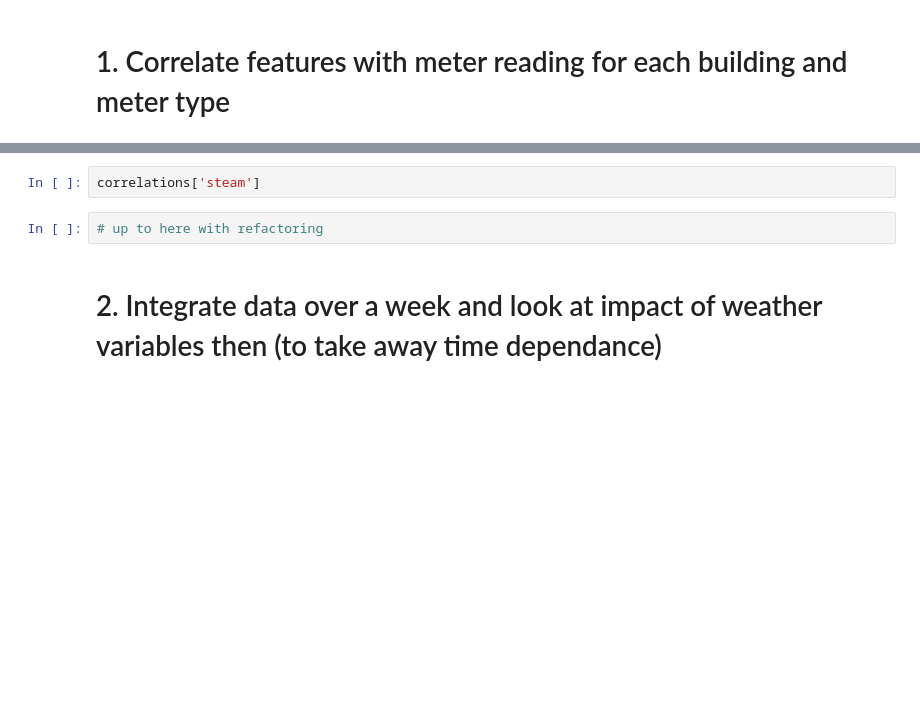
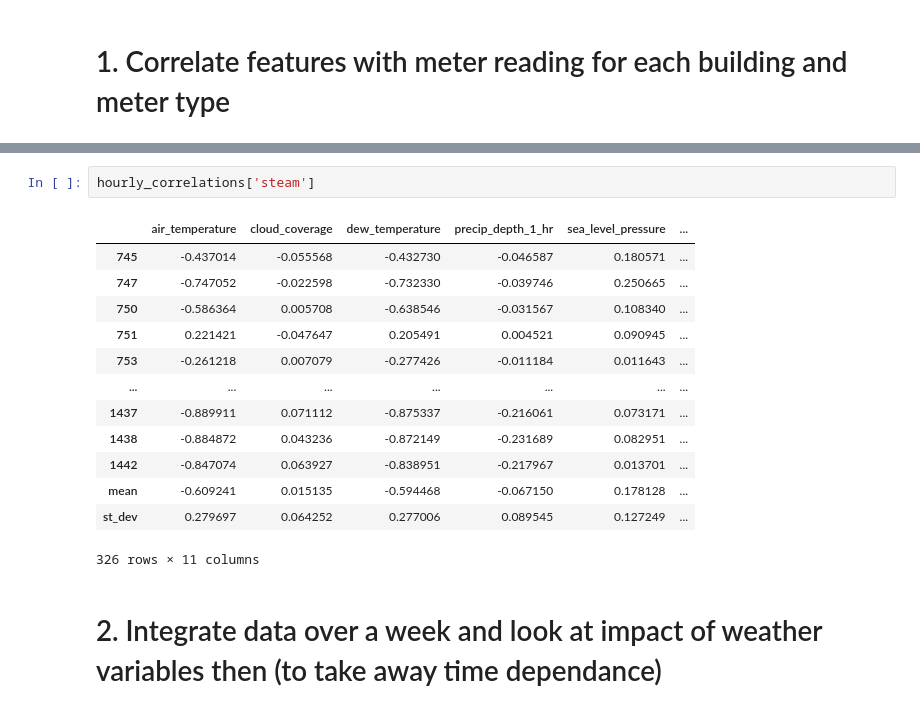
Before and after one commit to StephanieWillis/ASHRAE, a Jupyter notebook: ASHRAE_Kaggle_examine_correlations.ipynb, the cells around one changed output, grey strips where cells are left out. Cells and saved outputs as stored; diff of their text form; blank space fills up the shorter version.

```diff
--- a/ASHRAE_Kaggle_examine_correlations.ipynb
+++ b/ASHRAE_Kaggle_examine_correlations.ipynb
@@ -54,7 +64,19 @@ Meter type:  electricity
 # %%
-correlations['steam']
+hourly_correlations['steam']
+# %% [output]
+|  | air_temperature | cloud_coverage | dew_temperature | precip_depth_1_hr | sea_level_pressure | ... |
+| 745 | -0.437014 | -0.055568 | -0.432730 | -0.046587 | 0.180571 | ... |
+| 747 | -0.747052 | -0.022598 | -0.732330 | -0.039746 | 0.250665 | ... |
+| 750 | -0.586364 | 0.005708 | -0.638546 | -0.031567 | 0.108340 | ... |
+| 751 | 0.221421 | -0.047647 | 0.205491 | 0.004521 | 0.090945 | ... |
+| 753 | -0.261218 | 0.007079 | -0.277426 | -0.011184 | 0.011643 | ... |
+| ... | ... | ... | ... | ... | ... | ... |
+| 1437 | -0.889911 | 0.071112 | -0.875337 | -0.216061 | 0.073171 | ... |
+| 1438 | -0.884872 | 0.043236 | -0.872149 | -0.231689 | 0.082951 | ... |
+| 1442 | -0.847074 | 0.063927 | -0.838951 | -0.217967 | 0.013701 | ... |
+| mean | -0.609241 | 0.015135 | -0.594468 | -0.067150 | 0.178128 | ... |
+| st_dev | 0.279697 | 0.064252 | 0.277006 | 0.089545 | 0.127249 | ... |
+326 rows × 11 columns
-# %%
-# up to here with refactoring
 # %% [markdown]
 # 2. Integrate data over a week and look at impact of weather variables then (to take away time dependance)
 # %%
```
Also changed, not shown: parts of 17 cells of this notebook, 3 other files.
